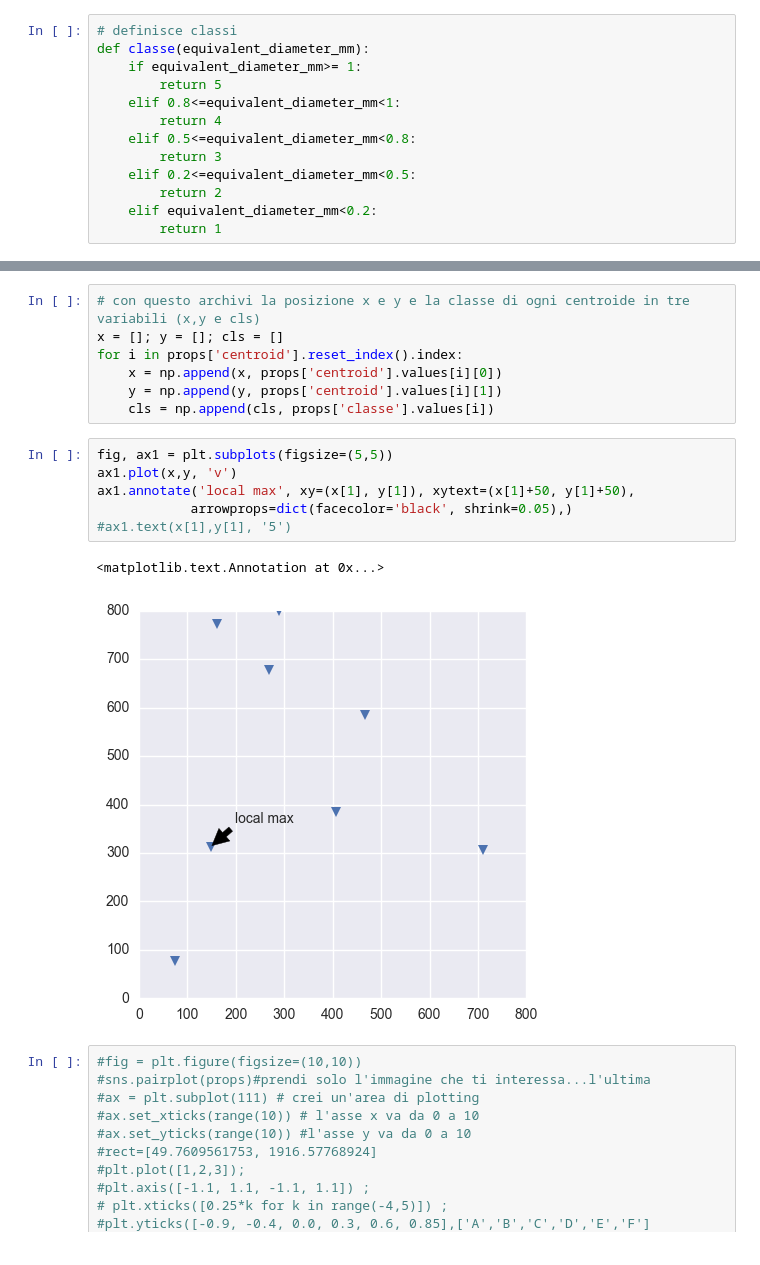
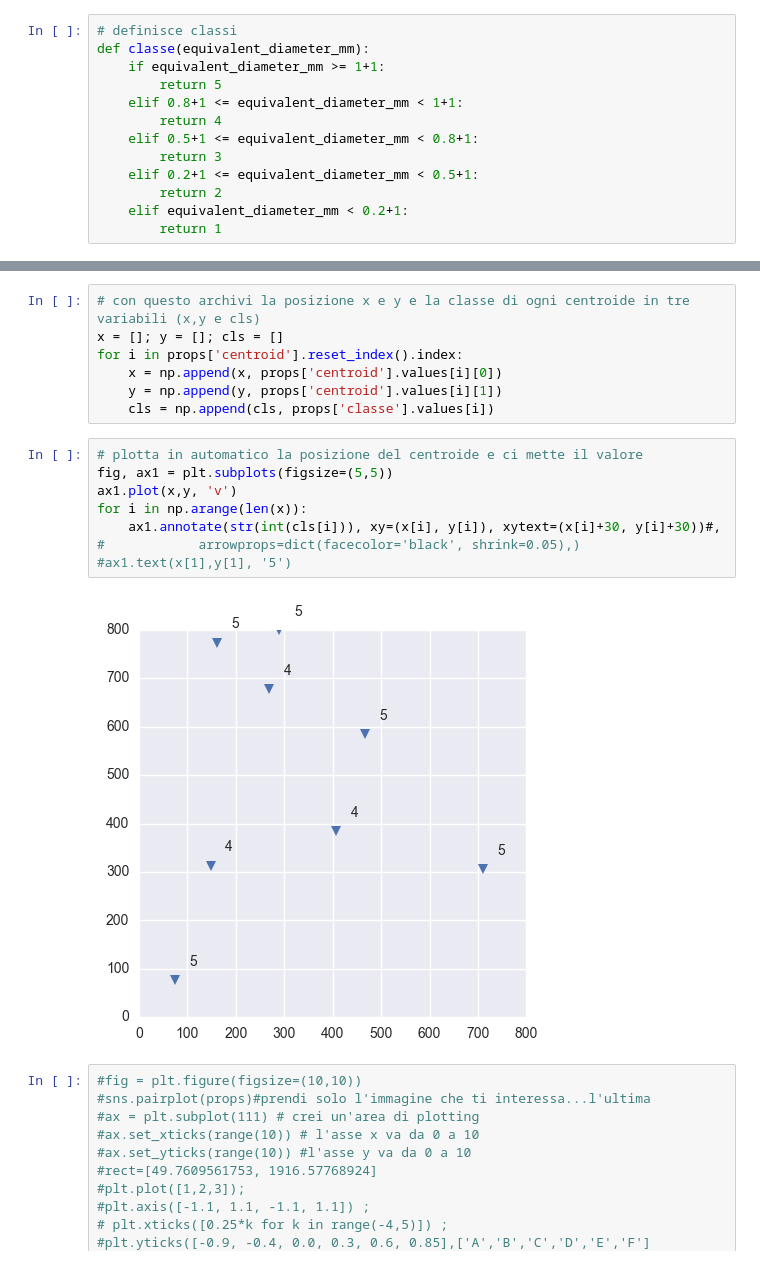
Before and after one commit to serenafalcioni/shared_nbks, a Jupyter notebook: trovagranuli1.ipynb, the cells around one changed output, grey strips where cells are left out. Drawn from its saved outputs; the diff is of its cells as text.

Commit message:
automatic plot of centroid and class

```diff
--- a/trovagranuli1.ipynb
+++ b/trovagranuli1.ipynb
@@ -115,15 +115,15 @@ props.head()
 # %%
 # definisce classi
 def classe(equivalent_diameter_mm):
-    if equivalent_diameter_mm>= 1:
+    if equivalent_diameter_mm >= 1+1:
         return 5
-    elif 0.8<=equivalent_diameter_mm<1:
+    elif 0.8+1 <= equivalent_diameter_mm < 1+1:
         return 4
-    elif 0.5<=equivalent_diameter_mm<0.8:
+    elif 0.5+1 <= equivalent_diameter_mm < 0.8+1:
         return 3
-    elif 0.2<=equivalent_diameter_mm<0.5:
+    elif 0.2+1 <= equivalent_diameter_mm < 0.5+1:
         return 2
-    elif equivalent_diameter_mm<0.2:
+    elif equivalent_diameter_mm < 0.2+1:
         return 1
 # %%
 #vediamo che diametri abbiamo
@@ -234,14 +235,15 @@ for i in props['centroid'].reset_index().index:
     y = np.append(y, props['centroid'].values[i][1])
     cls = np.append(cls, props['classe'].values[i])
 # %%
+# plotta in automatico la posizione del centroide e ci mette il valore
 fig, ax1 = plt.subplots(figsize=(5,5))
 ax1.plot(x,y, 'v')
-ax1.annotate('local max', xy=(x[1], y[1]), xytext=(x[1]+50, y[1]+50),
-            arrowprops=dict(facecolor='black', shrink=0.05),)
+for i in np.arange(len(x)):
+    ax1.annotate(str(int(cls[i])), xy=(x[i], y[i]), xytext=(x[i]+30, y[i]+30))#,
+#            arrowprops=dict(facecolor='black', shrink=0.05),)
 #ax1.text(x[1],y[1], '5')
 # %% [output]
-<matplotlib.text.Annotation at 0x...>
-[figure, old version]
+[figure, new version]
 # %%
 #fig = plt.figure(figsize=(10,10))
 #sns.pairplot(props)#prendi solo l'immagine che ti interessa...l'ultima
```
Also changed, not shown: parts of 3 cells of this notebook.
